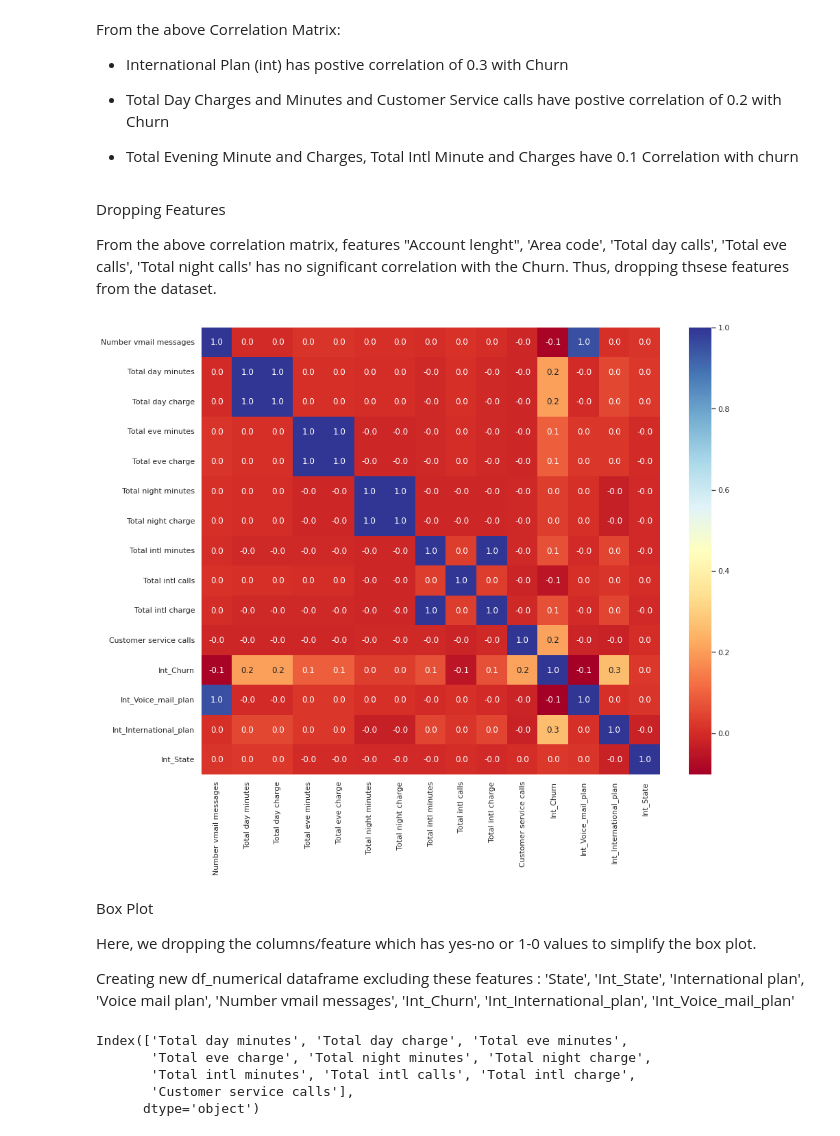
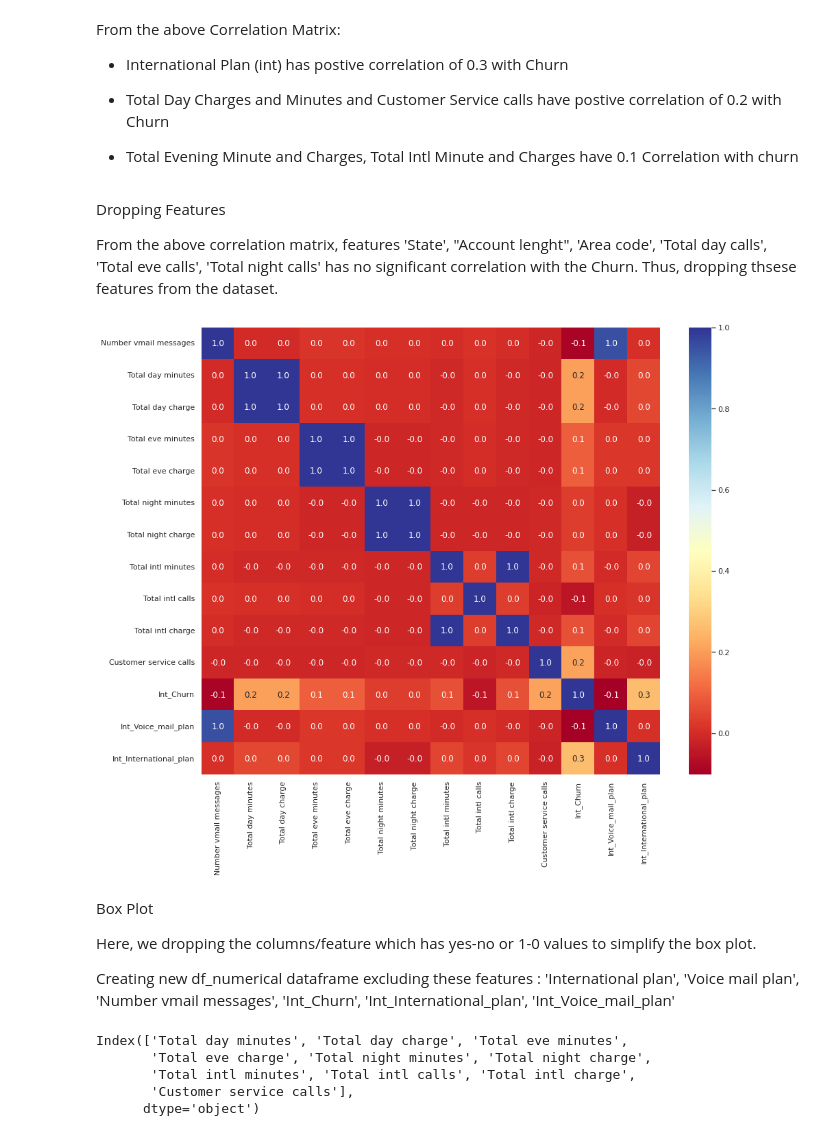
Before and after one commit to Anuj-1996/Telecom-Churn-Analysis, a Jupyter notebook: Anuj_Chavan_EDA_Project.ipynb, the cells around one changed output. Cells and saved outputs as stored; diff of their text form; code cells hidden in the pictures.

```diff
--- a/Anuj_Chavan_EDA_Project.ipynb
+++ b/Anuj_Chavan_EDA_Project.ipynb
@@ -187,22 +303,22 @@ From the above Correlation Matrix:
 # %% [markdown]
 Dropping Features
 
-From the above correlation matrix, features "Account lenght", 'Area code', 'Total day calls', 'Total eve calls', 'Total night calls' has no significant correlation with the Churn. Thus, dropping thsese features from the dataset.
+From the above correlation matrix, features 'State', "Account lenght", 'Area code', 'Total day calls', 'Total eve calls', 'Total night calls' has no significant correlation with the Churn. Thus, dropping thsese features from the dataset.
 # %%
-df1 = df1.drop(["Account length", 'Area code', 'Total day calls', 'Total eve calls', 'Total night calls'], axis = 1)
+df1 = df1.drop(['State' , 'Int_State',"Account length", 'Area code', 'Total day calls', 'Total eve calls', 'Total night calls'], axis = 1)
 
 plt.figure(figsize = (15, 12))
 sns.heatmap(df1.corr(), cmap="RdYlBu", annot=True, fmt=".1f")
 plt.show()
 # %% [output]
-[figure, old version]
+[figure, new version]
 # %% [markdown]
 Box Plot
 
 Here, we dropping the columns/feature which has yes-no or 1-0 values to simplify the box plot.
 
 Creating new df_numerical dataframe excluding these features :
-'State', 'Int_State', 'International plan', 'Voice mail plan', 'Number vmail messages', 'Int_Churn', 'Int_International_plan', 'Int_Voice_mail_plan'
+ 'International plan', 'Voice mail plan', 'Number vmail messages', 'Int_Churn', 'Int_International_plan', 'Int_Voice_mail_plan'
 # %%
 #only considering numerical data
 
```
Also changed, not shown: parts of 26 cells of this notebook.
